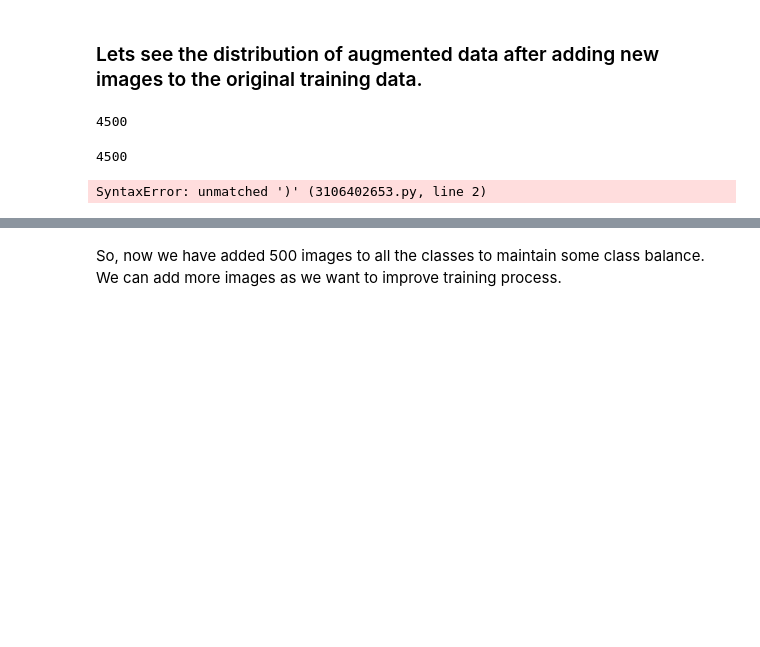
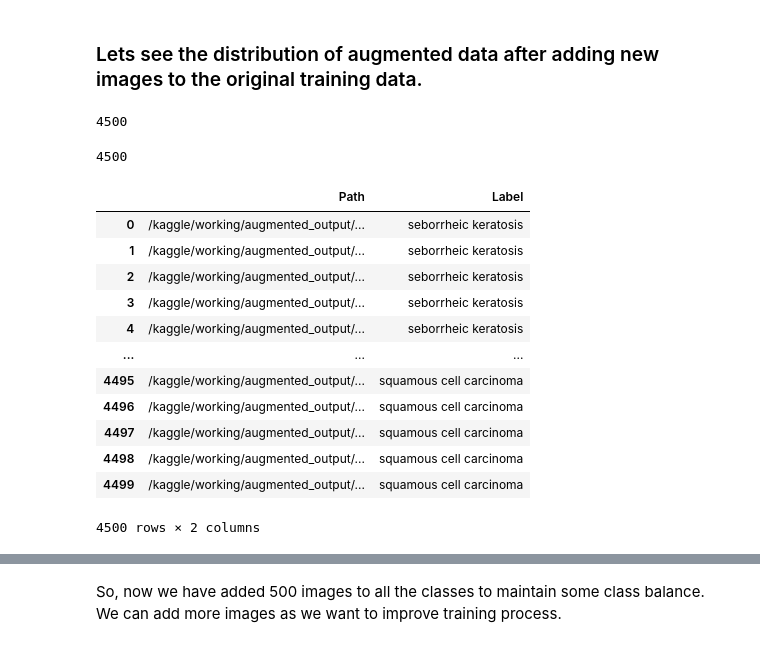
Before and after one commit to aravindvcyber/Melanoma-Detection-Assignment, a Jupyter notebook: Aravind_Vadamalaimuthu_nn.ipynb, the cells around one changed output, grey strips where cells are left out. Drawn from its saved outputs; the diff is of its cells as text; code cells hidden in the pictures; blank space fills up the shorter version.

Commit message:
Kaggle Notebook | CNN_Skin_Cancer  | Version 7

```diff
--- a/Aravind_Vadamalaimuthu_nn.ipynb
+++ b/Aravind_Vadamalaimuthu_nn.ipynb
@@ -560,7 +767,19 @@ dataframe_dict = dict(zip(augmented_ds_path, augment_ds_labels))
 # %%
 
 
 balanced_train_df = pd.DataFrame(list(dataframe_dict.items()),columns = ['Path','Label'])
-balanced_train_df)
+balanced_train_df
 # %% [output]
+|  | Path | Label |
+| 0 | /kaggle/working/augmented_output/... | seborrheic keratosis |
+| 1 | /kaggle/working/augmented_output/... | seborrheic keratosis |
+| 2 | /kaggle/working/augmented_output/... | seborrheic keratosis |
+| 3 | /kaggle/working/augmented_output/... | seborrheic keratosis |
+| 4 | /kaggle/working/augmented_output/... | seborrheic keratosis |
+| ... | ... | ... |
+| 4495 | /kaggle/working/augmented_output/... | squamous cell carcinoma |
+| 4496 | /kaggle/working/augmented_output/... | squamous cell carcinoma |
+| 4497 | /kaggle/working/augmented_output/... | squamous cell carcinoma |
+| 4498 | /kaggle/working/augmented_output/... | squamous cell carcinoma |
+| 4499 | /kaggle/working/augmented_output/... | squamous cell carcinoma |
-SyntaxError: unmatched ')' (3106402653.py, line 2)
+4500 rows × 2 columns
```
Also changed, not shown: parts of 79 cells of this notebook.
